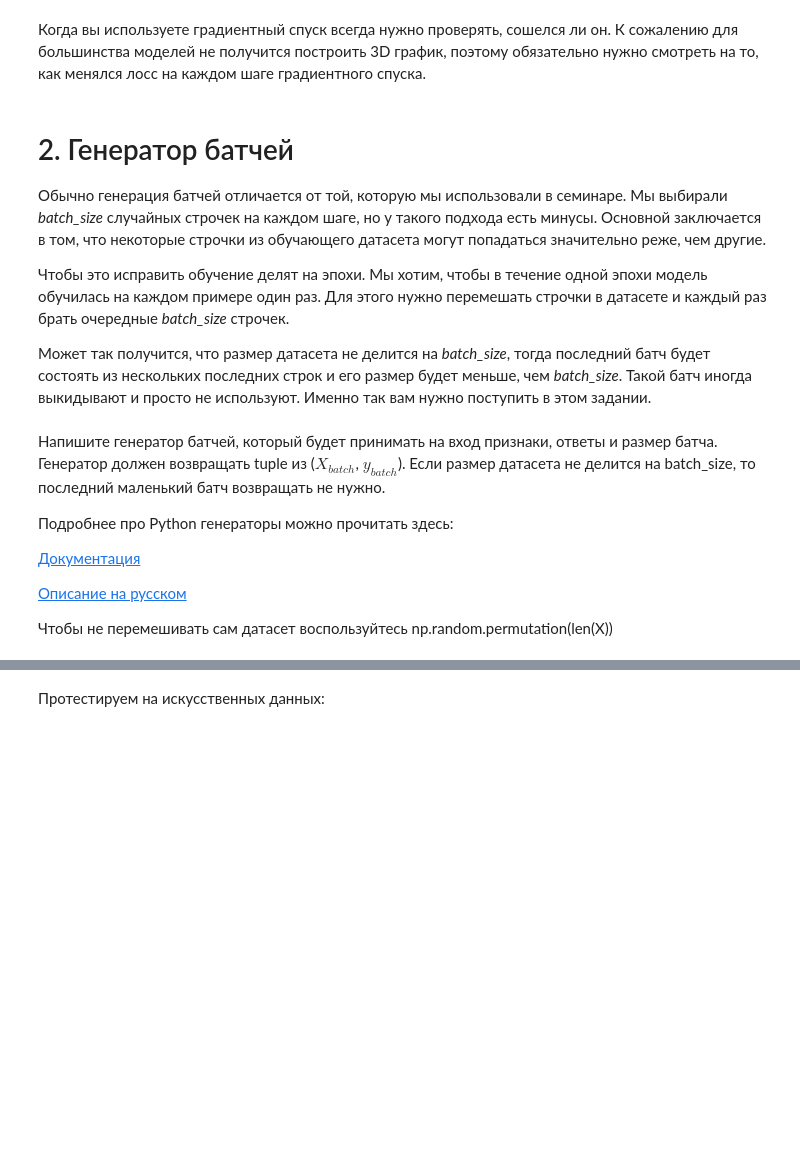
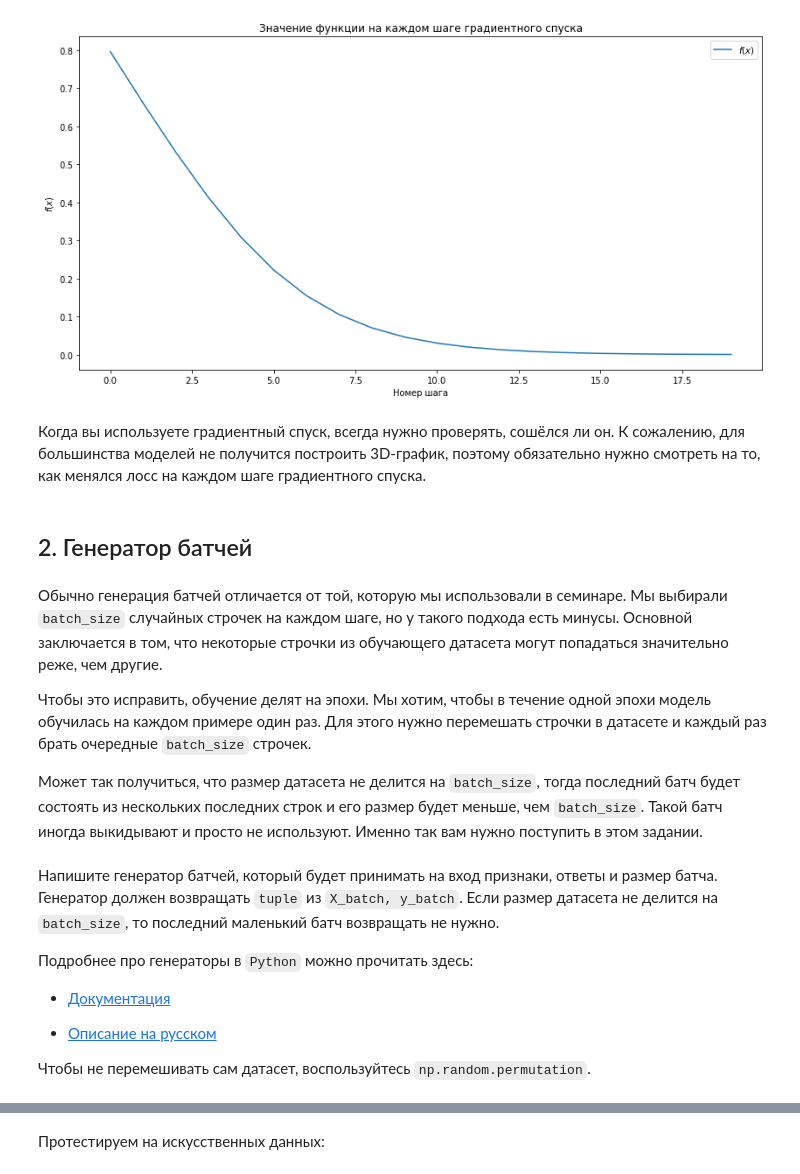
Before and after one commit to nalysann/dlschool, a Jupyter notebook: 04_linear_models/[homework]linear_models.ipynb, the cells around one changed output, grey strips where cells are left out. Saved outputs shown, nothing was run; the diff lists cells and outputs as text; code cells hidden in the pictures; blank space fills up the shorter version.

```diff
--- a/04_linear_models/[homework]linear_models.ipynb
+++ b/04_linear_models/[homework]linear_models.ipynb
@@ -110,32 +127,35 @@ plt.show()
 # %%
-plt.figure(figsize=(14,7))
-plt.xlabel('grad descent step number')
+plt.figure(figsize=(14, 7))
+plt.xlabel('Номер шага')
 plt.ylabel('$f(x)$')
-plt.title('Значение функции на каждом шаге гардиентного спуска.')
+plt.title('Значение функции на каждом шаге градиентного спуска')
 
 f_values = list(map(lambda x: x[2], steps))
-plt.plot(f_values, label='gradient descent result')
+plt.plot(f_values, label='$f(x)$')
 plt.legend()
+plt.show()
+# %% [output]
+[figure, added]
 # %% [markdown]
-Когда вы используете градиентный спуск всегда нужно проверять, сошелся ли он. К сожалению для большинства моделей не получится построить 3D график, поэтому обязательно нужно смотреть на то, как менялся лосс на каждом шаге градиентного спуска.
+Когда вы используете градиентный спуск, всегда нужно проверять, сошёлся ли он. К сожалению, для большинства моделей не получится построить 3D-график, поэтому обязательно нужно смотреть на то, как менялся лосс на каждом шаге градиентного спуска.
+# %% [markdown]
+## 2. Генератор батчей
 # %% [markdown]
-# 2. Генератор батчей
+Обычно генерация батчей отличается от той, которую мы использовали в семинаре. Мы выбирали `batch_size` случайных строчек на каждом шаге, но у такого подхода есть минусы. Основной заключается в том, что некоторые строчки из обучающего датасета могут попадаться значительно реже, чем другие.
 
-Обычно генерация батчей отличается от той, которую мы использовали в семинаре. Мы выбирали *batch_size* случайных строчек на каждом шаге, но у такого подхода есть минусы. Основной заключается в том, что некоторые строчки из обучающего датасета могут попадаться значительно реже, чем другие.
+Чтобы это исправить, обучение делят на эпохи. Мы хотим, чтобы в течение одной эпохи модель обучилась на каждом примере один раз. Для этого нужно перемешать строчки в датасете и каждый раз брать очередные `batch_size` строчек.
 
-Чтобы это исправить обучение делят на эпохи. Мы хотим, чтобы в течение одной эпохи модель обучилась на каждом примере один раз. Для этого нужно перемешать строчки в датасете и каждый раз брать очередные *batch_size* строчек.
-
-Может так получится, что размер датасета не делится на *batch_size*, тогда последний батч будет состоять из нескольких последних строк и его размер будет меньше, чем *batch_size*. Такой батч иногда выкидывают и просто не используют. Именно так вам нужно поступить в этом задании.
+Может так получиться, что размер датасета не делится на `batch_size`, тогда последний батч будет состоять из нескольких последних строк и его размер будет меньше, чем `batch_size`. Такой батч иногда выкидывают и просто не используют. Именно так вам нужно поступить в этом задании.
 # %% [markdown]
-Напишите генератор батчей, который будет принимать на вход признаки, ответы и размер батча. Генератор должен возвращать tuple из ($X_{batch}$, $y_{batch}$). Если размер датасета не делится на batch_size, то последний маленький батч возвращать не нужно.
+Напишите генератор батчей, который будет принимать на вход признаки, ответы и размер батча. Генератор должен возвращать `tuple` из `X_batch, y_batch`. Если размер датасета не делится на `batch_size`, то последний маленький батч возвращать не нужно.
 
-Подробнее про Python генераторы можно прочитать здесь:
+Подробнее про генераторы в `Python` можно прочитать здесь:
 
-[Документация](https://wiki.python.org/moin/Generators)
+* [Документация](https://wiki.python.org/moin/Generators)
 
-[Описание на русском](https://pythoner.name/list-generator)
+* [Описание на русском](https://pythoner.name/list-generator)
 
-Чтобы не перемешивать сам датасет воспользуйтесь np.random.permutation(len(X))
+Чтобы не перемешивать сам датасет, воспользуйтесь `np.random.permutation`.
 # %%
 def generate_batches(X, y, batch_size):
     assert len(X) == len(y)
```
Also changed, not shown: parts of 34 cells of this notebook, 25 other files.
